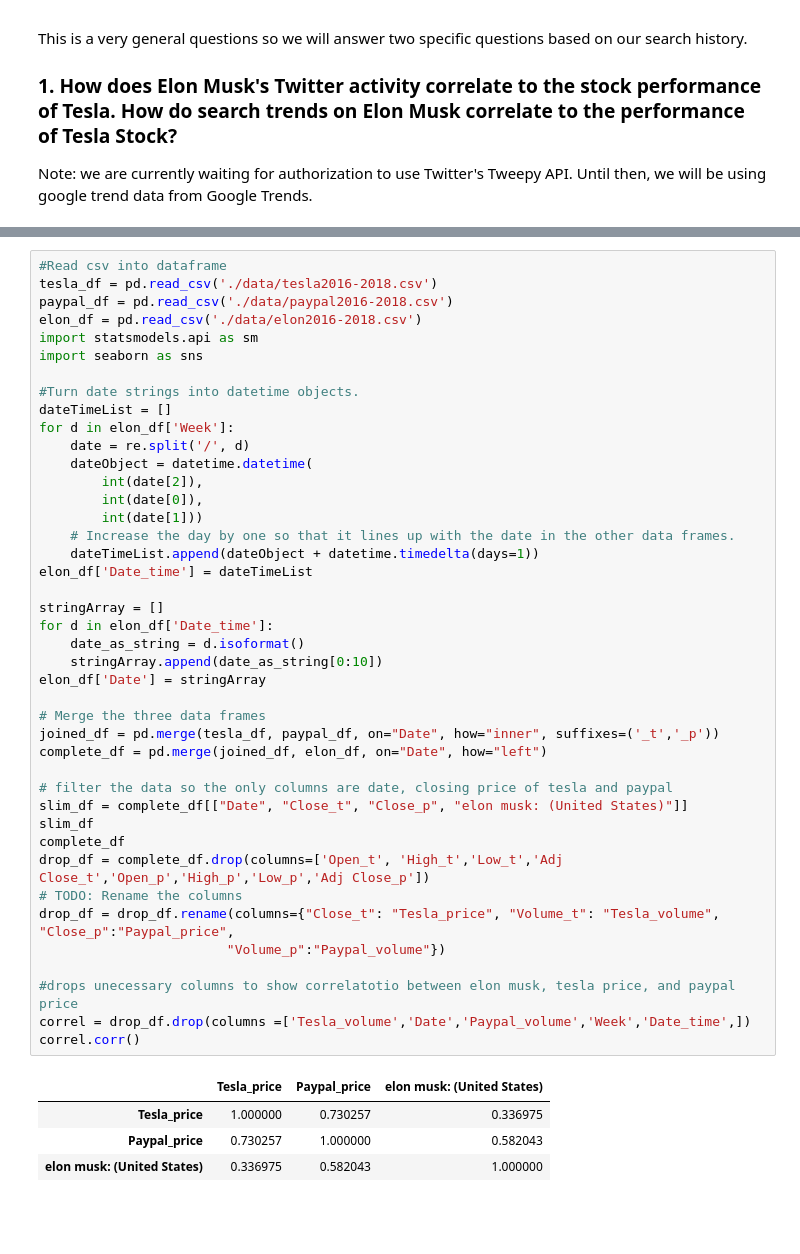
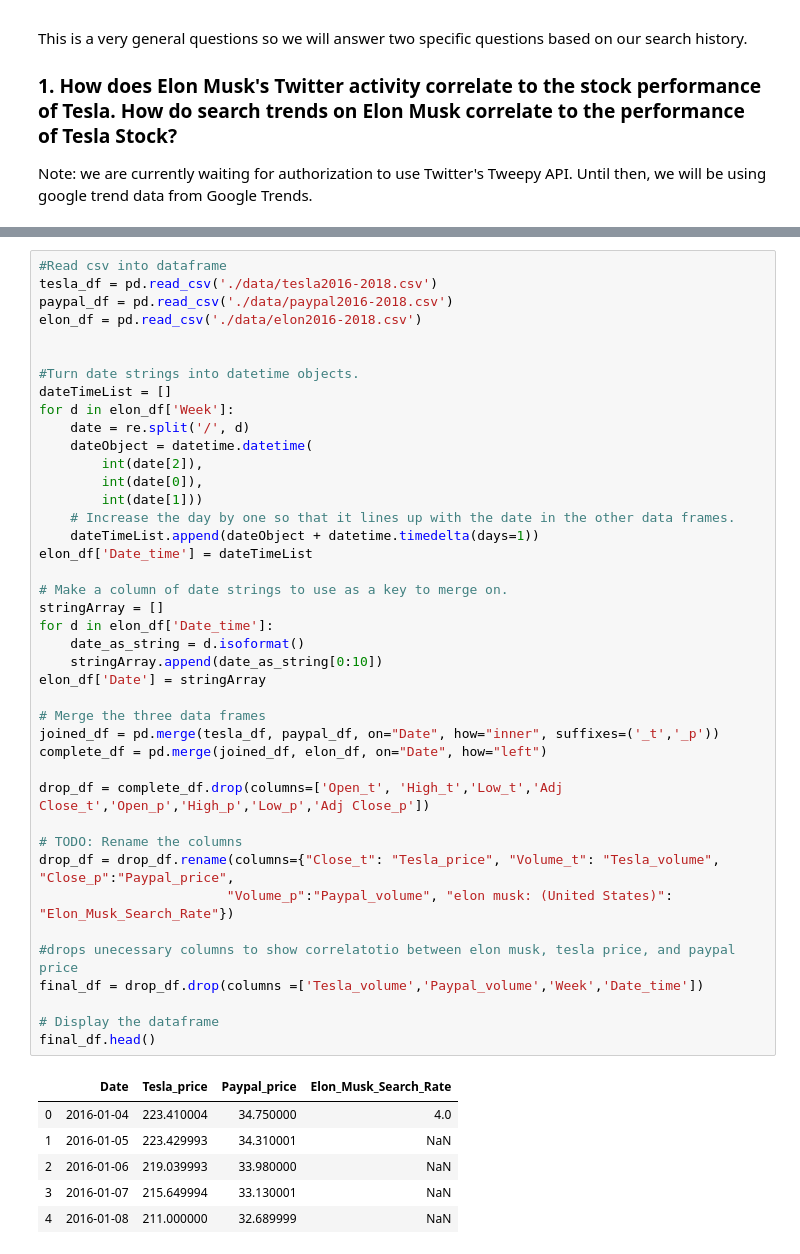
Before and after one commit to patches12306/patches12306, a Jupyter notebook: Milestone1.ipynb, the cells around one changed output, grey strips where cells are left out. Cells and saved outputs as stored; diff of their text form; blank space fills up the shorter version.

```diff
--- a/Milestone1.ipynb
+++ b/Milestone1.ipynb
@@ -46,45 +55,46 @@ import datetime
 tesla_df = pd.read_csv('./data/tesla2016-2018.csv')
 paypal_df = pd.read_csv('./data/paypal2016-2018.csv')
 elon_df = pd.read_csv('./data/elon2016-2018.csv')
-import statsmodels.api as sm
-import seaborn as sns
+
 
 #Turn date strings into datetime objects.
 dateTimeList = []
 for d in elon_df['Week']:
     date = re.split('/', d)
     dateObject = datetime.datetime(
         int(date[2]),
         int(date[0]),
         int(date[1]))
     # Increase the day by one so that it lines up with the date in the other data frames.
     dateTimeList.append(dateObject + datetime.timedelta(days=1))
 elon_df['Date_time'] = dateTimeList
 
+# Make a column of date strings to use as a key to merge on.
 stringArray = []
 for d in elon_df['Date_time']:
     date_as_string = d.isoformat()
     stringArray.append(date_as_string[0:10])
 elon_df['Date'] = stringArray
 
 # Merge the three data frames
 joined_df = pd.merge(tesla_df, paypal_df, on="Date", how="inner", suffixes=('_t','_p'))
 complete_df = pd.merge(joined_df, elon_df, on="Date", how="left")
 
-# filter the data so the only columns are date, closing price of tesla and paypal
-slim_df = complete_df[["Date", "Close_t", "Close_p", "elon musk: (United States)"]]
-slim_df
-complete_df
 drop_df = complete_df.drop(columns=['Open_t', 'High_t','Low_t','Adj Close_t','Open_p','High_p','Low_p','Adj Close_p'])
+
 # TODO: Rename the columns
 drop_df = drop_df.rename(columns={"Close_t": "Tesla_price", "Volume_t": "Tesla_volume", "Close_p":"Paypal_price",
-                        "Volume_p":"Paypal_volume"})
+                        "Volume_p":"Paypal_volume", "elon musk: (United States)": "Elon_Musk_Search_Rate"})
 
 #drops unecessary columns to show correlatotio between elon musk, tesla price, and paypal price
-correl = drop_df.drop(columns =['Tesla_volume','Date','Paypal_volume','Week','Date_time',])
-correl.corr()
+final_df = drop_df.drop(columns =['Tesla_volume','Paypal_volume','Week','Date_time'])
+
+# Display the dataframe
+final_df.head()
 # %% [output]
-|  | Tesla_price | Paypal_price | elon musk: (United States) |
-| Tesla_price | 1.000000 | 0.730257 | 0.336975 |
-| Paypal_price | 0.730257 | 1.000000 | 0.582043 |
-| elon musk: (United States) | 0.336975 | 0.582043 | 1.000000 |
+|  | Date | Tesla_price | Paypal_price | Elon_Musk_Search_Rate |
+| 0 | 2016-01-04 | 223.410004 | 34.750000 | 4.0 |
+| 1 | 2016-01-05 | 223.429993 | 34.310001 | NaN |
+| 2 | 2016-01-06 | 219.039993 | 33.980000 | NaN |
+| 3 | 2016-01-07 | 215.649994 | 33.130001 | NaN |
+| 4 | 2016-01-08 | 211.000000 | 32.689999 | NaN |
```
Also changed, not shown: parts of 11 cells of this notebook.
